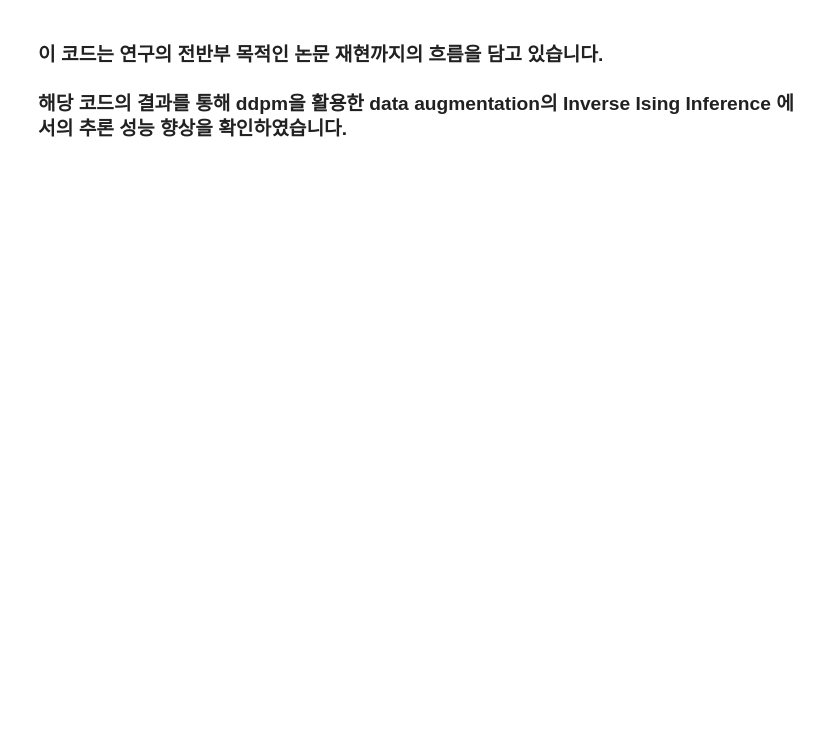
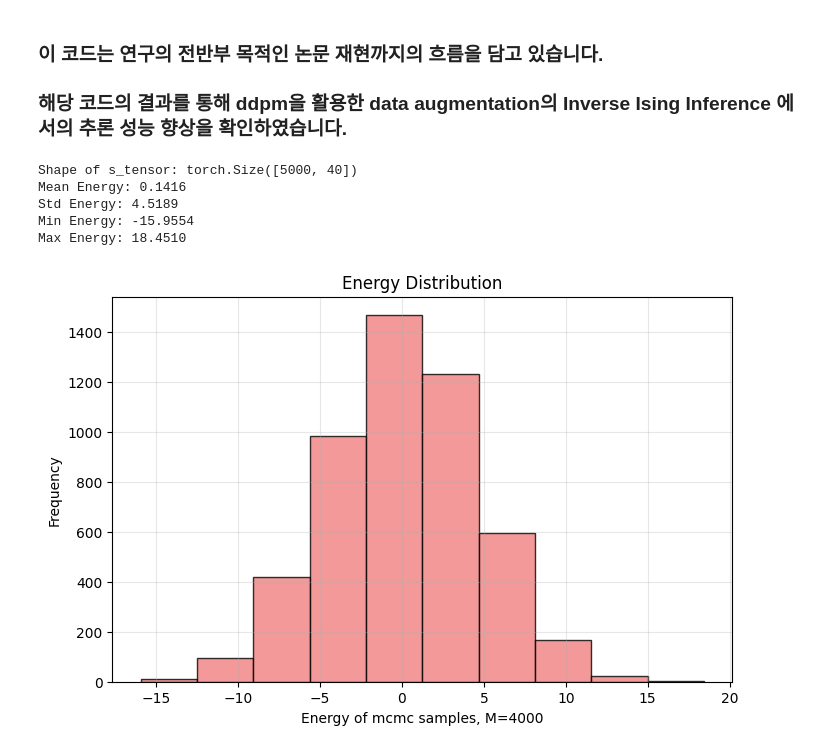
Before and after one commit to satelite2517/ising_diffusion, a Jupyter notebook: src/diffusion/finalcode.ipynb, the cells around one changed output. Drawn from its saved outputs; the diff is of its cells as text; code cells hidden in the pictures; blank space fills up the shorter version.

```diff
--- a/src/diffusion/finalcode.ipynb
+++ b/src/diffusion/finalcode.ipynb
@@ -279,7 +279,7 @@ for i in range(N-1):
 
 
 # 기존 MCMC 함수 사용
-s = np.load("../../sunjae/ising_samples.npy")
+s = np.load("ising_samples.npy")
 
 # PyTorch Tensor 변환
 s_tensor = torch.from_numpy(s).float()  # (L, N) 크기
@@ -298,34 +298,42 @@ def plot_energy_distribution(s_tensor, h, J, bins=10, title="Energy Distribution
     J_true: (N, N) numpy array
     """
     # h, J를 Torch Tensor로 변환
     h_torch = torch.from_numpy(h_true).float().to(s_tensor.device)
     J_torch = torch.from_numpy(J_true).float().to(s_tensor.device)
 
     # 에너지 계산
     E_h = -torch.matmul(s_tensor, h_torch)  # (L,)
     E_J = -torch.einsum('bi,ij,bj->b', s_tensor, J_torch, s_tensor) / 2
     E = E_h + E_J  # (L,)
 
     E_numpy = E.detach().cpu().numpy()
 
     # 플랏으로 에너지 분포 확인
     plt.figure(figsize=(8,5))
     plt.hist(E_numpy, bins=bins, color='lightcoral', edgecolor='black', alpha=0.8)
     plt.xlabel("Energy of mcmc samples, M=4000")
     plt.ylabel("Frequency")
     plt.title(title)
     plt.grid(alpha=0.3)
-    plt.show('energy_distribution.png', dpi=300, bbox_inches='tight')
+    plt.plot()
+    plt.savefig('energy_distribution.png', dpi=300, bbox_inches='tight')
 
     # 통계 출력
     print(f"Mean Energy: {np.mean(E_numpy):.4f}")
     print(f"Std Energy: {np.std(E_numpy):.4f}")
     print(f"Min Energy: {np.min(E_numpy):.4f}")
     print(f"Max Energy: {np.max(E_numpy):.4f}")
 
     return E_numpy
 
 E_numpy = plot_energy_distribution(s_tensor, h_true, J_true)
+# %% [output]
+Shape of s_tensor: torch.Size([5000, 40])
+Mean Energy: 0.1416
+Std Energy: 4.5189
+Min Energy: -15.9554
+Max Energy: 18.4510
+[figure, added]
 # %%
 # 2. M=4000으로 DDPM 모델 학습하기 위해 DDPM 모델 정의
 # 아래는 구체적인 DDPM 모델 정의와 학습을 위한 코드입니다.
```
Also changed, not shown: parts of 1 cell of this notebook, 4 other files.
